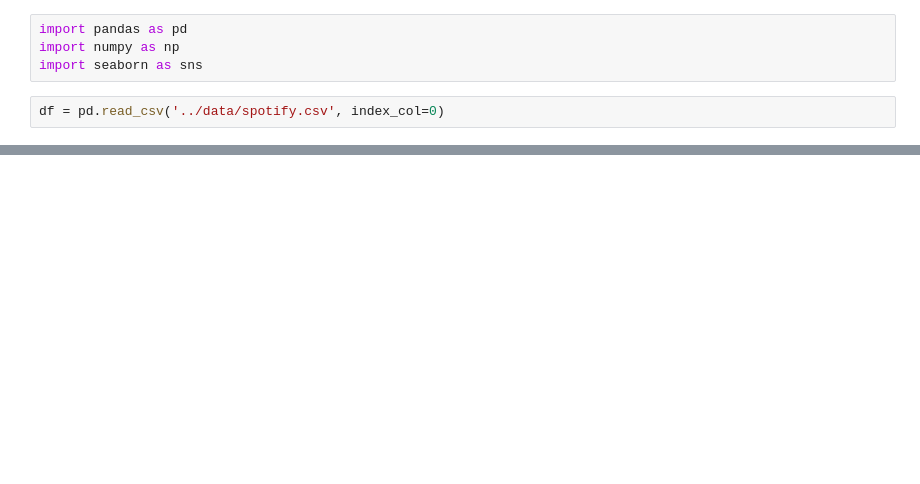
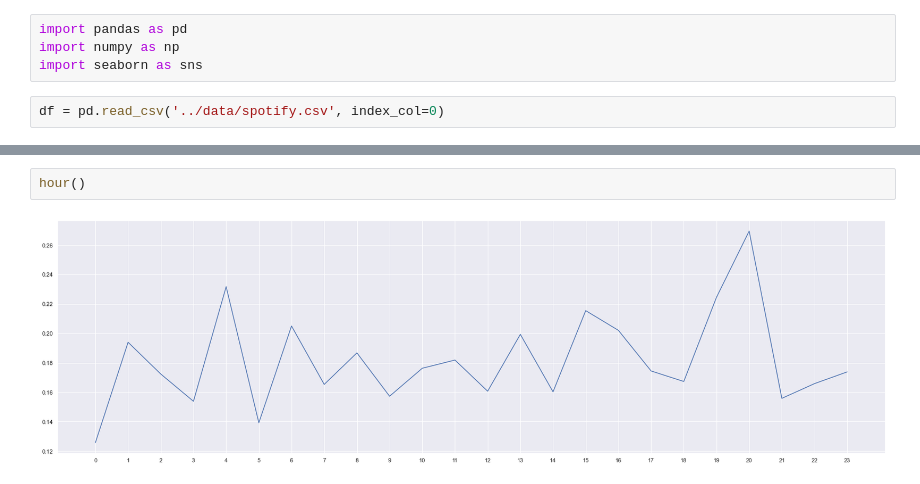
Before and after one commit to obrhubr/radio-scraper, a Jupyter notebook: viz/spotifyviz.ipynb, the cells around one changed output, grey strips where cells are left out. Cells and saved outputs as stored; diff of their text form; blank space fills up the shorter version.

```diff
--- a/viz/spotifyviz.ipynb
+++ b/viz/spotifyviz.ipynb
@@ -26,0 +34,4 @@ sns.lineplot(x=df["date"], y=df["tempo"])
+# %%
+hour()
+# %% [output]
+[figure, added]
```
Also changed, not shown: parts of 13 cells of this notebook, 6 other files.
